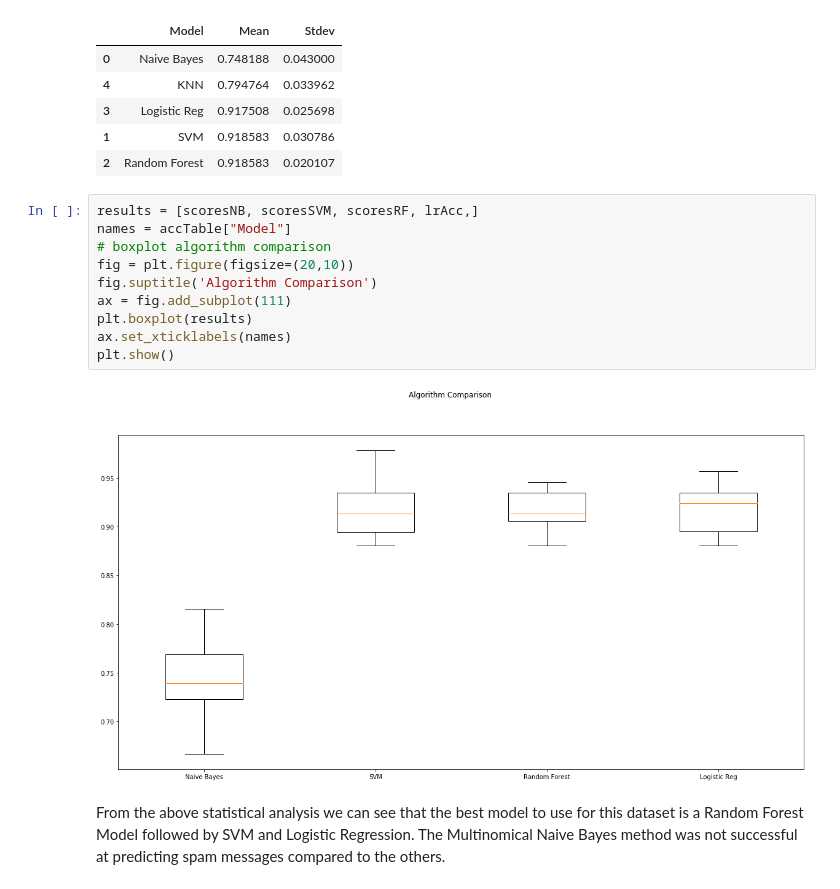
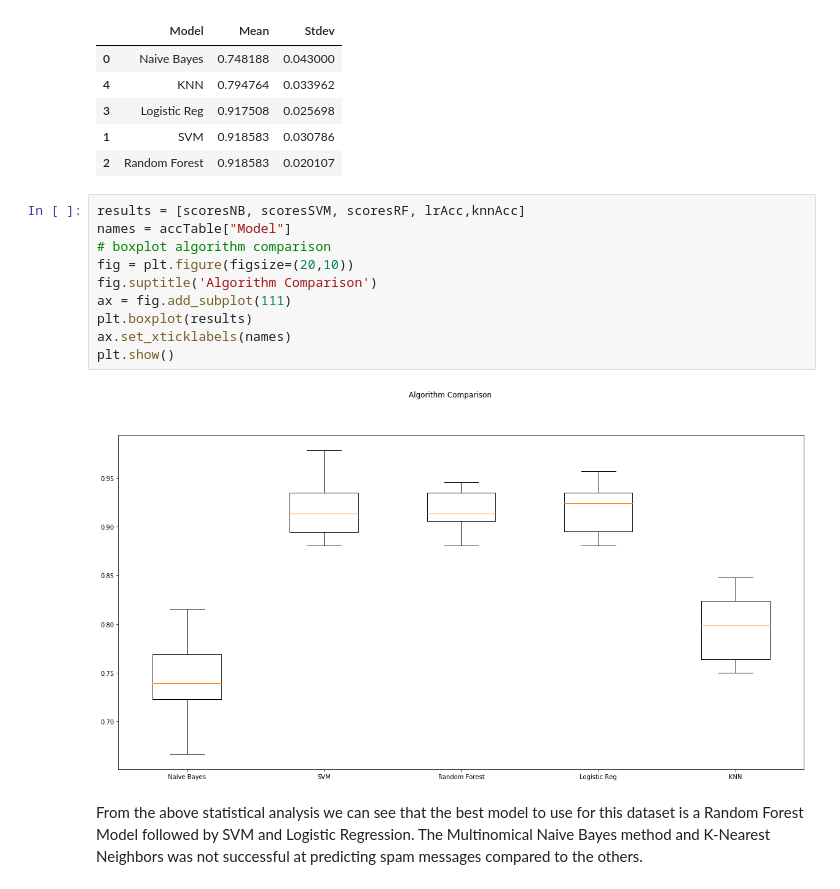
Before and after one commit to akarimhammoud/DATA-620, a Jupyter notebook: Week_5_project_3/Data 620 Document Classification.ipynb, the cells around one changed output. Saved outputs shown, nothing was run; the diff lists cells and outputs as text.

```diff
--- a/Week_5_project_3/Data 620 Document Classification.ipynb
+++ b/Week_5_project_3/Data 620 Document Classification.ipynb
@@ -550,16 +555,16 @@ accTable.sort_values(by=['Mean'])
 | 1 | SVM | 0.918583 | 0.030786 |
 | 2 | Random Forest | 0.918583 | 0.020107 |
 # %%
-results = [scoresNB, scoresSVM, scoresRF, lrAcc,]
+results = [scoresNB, scoresSVM, scoresRF, lrAcc,knnAcc]
 names = accTable["Model"]
 # boxplot algorithm comparison
 fig = plt.figure(figsize=(20,10))
 fig.suptitle('Algorithm Comparison')
 ax = fig.add_subplot(111)
 plt.boxplot(results)
 ax.set_xticklabels(names)
 plt.show()
 # %% [output]
-[figure, old version]
+[figure, new version]
 # %% [markdown]
-From the above statistical analysis we can see that the best model to use for this dataset is a Random Forest Model followed by SVM and Logistic Regression. The Multinomical Naive Bayes method was not successful at predicting spam messages compared to the others.
+From the above statistical analysis we can see that the best model to use for this dataset is a Random Forest Model followed by SVM and Logistic Regression. The Multinomical Naive Bayes method and K-Nearest Neighbors was not successful at predicting spam messages compared to the others.
```
Also changed, not shown: parts of 1 cell of this notebook.
